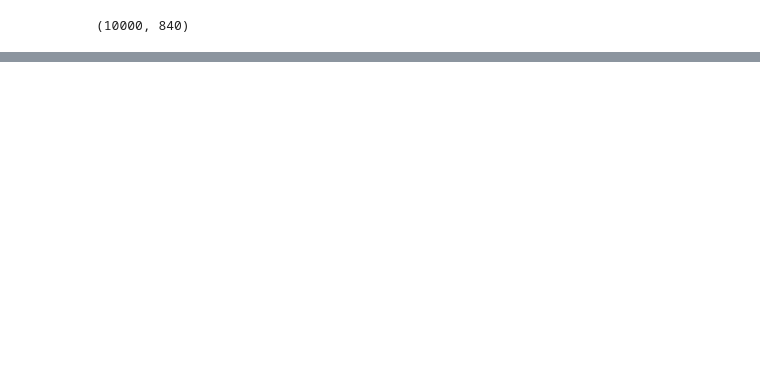
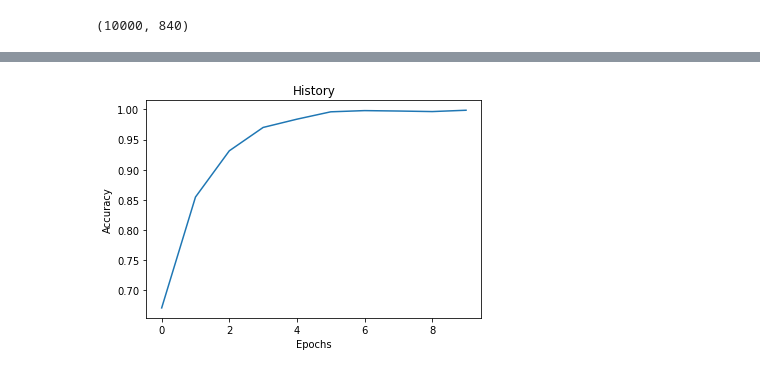
Before and after one commit to illliyas/Machine-Learning, a Jupyter notebook: RNN/LSTM-Sentiment.ipynb, the cells around one changed output, grey strips where cells are left out. Drawn from its saved outputs; the diff is of its cells as text; code cells hidden in the pictures; blank space fills up the shorter version.

```diff
--- a/RNN/LSTM-Sentiment.ipynb
+++ b/RNN/LSTM-Sentiment.ipynb
@@ -273,3 +318,11 @@ KeyboardInterrupt: ignored
+# %%
+import matplotlib.pyplot as plt
+fig = plt.plot(history.history['accuracy'])
+title = plt.title("History")
+xlabel = plt.xlabel("Epochs")
+ylabel = plt.ylabel("Accuracy")
+# %% [output]
+[figure, added]
 # %%
 predictions = model.predict(padded_sequences[:4])
 for pred in predictions:
```
Also changed, not shown: parts of 31 cells of this notebook.
